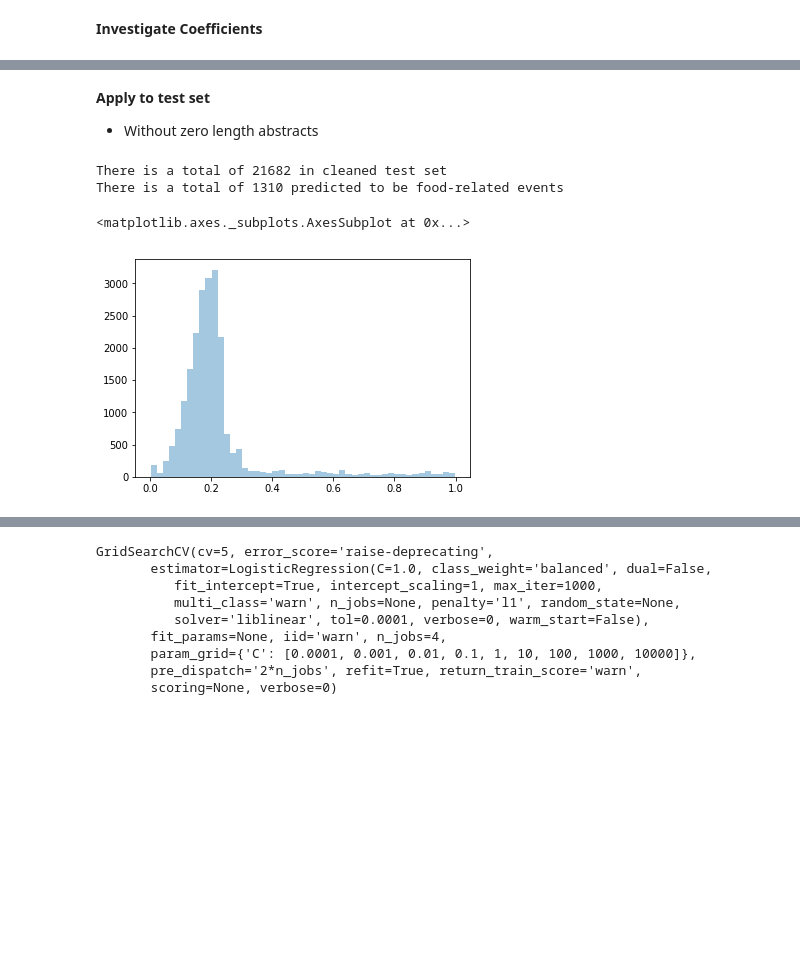
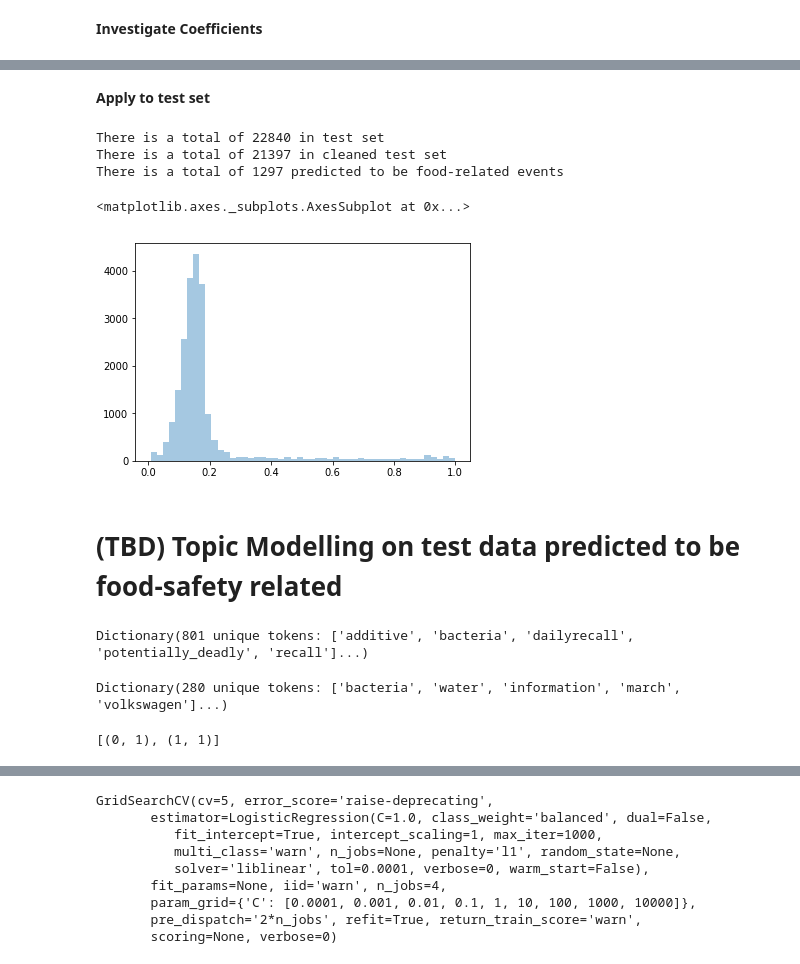
Before and after one commit to shiwang0211/future_food_challenge, a Jupyter notebook: Data Exploration.ipynb, the cells around one changed output, grey strips where cells are left out. Saved outputs shown, nothing was run; the diff lists cells and outputs as text; code cells hidden in the pictures; blank space fills up the shorter version.

```diff
--- a/Data Exploration.ipynb
+++ b/Data Exploration.ipynb
@@ -254,6 +302,6 @@ sns.distplot([len(x) for x in df_test['ab_clean_ph']], kde = False)
 # %%
-df_train['zero_length'] = df_train['ab_clean_ph'].apply(lambda x: True if len(x) == 0 else False)
-df_test['zero_length'] = df_test['ab_clean_ph'].apply(lambda x: True if len(x) == 0 else False)
+df_train['zero_length'] = df_train['ab_clean_ph'].apply(lambda x: True if len(x) == 0 or x == ['nan'] else False)
+df_test['zero_length'] = df_test['ab_clean_ph'].apply(lambda x: True if len(x) == 0 or x == ['nan'] else False)
 # %%
 print(sum(df_train['zero_length']), 'zero length cleaned abstract in training set.')
 print(sum(df_test['zero_length']), 'zero length cleaned abstract in test set.')
@@ -263,2 +310,0 @@ print(sum(df_test['zero_length']), 'zero length cleaned abstract in test set.')
-# %%
-df_test = df_test[~df_test['zero_length']]
@@ -269,10 +373,13 @@ df_test = df_test[~df_test['zero_length']]
+# %%
+df_train_clean = df_train[~df_train['zero_length']]
+df_test_clean = df_test[~df_test['zero_length']]
 # %%
 vectorizer = TfidfVectorizer(min_df=3, sublinear_tf=True, max_df=0.5)
-corpus = list(df_train['ab_clean_ph']) + list(df_test['ab_clean_ph'])
+corpus = list(df_train_clean['ab_clean_ph']) + list(df_test_clean['ab_clean_ph'])
 vectorizer.fit([' '.join(text) for text in corpus])
-X_train  = vectorizer.transform([' '.join(text) for text in df_train['ab_clean_ph']])
-X_test = vectorizer.transform([' '.join(text) for text in df_test['ab_clean_ph']])
-y_train = df_train['Is_Food'].apply(lambda x: 1 if x else 0)
+X_train  = vectorizer.transform([' '.join(text) for text in df_train_clean['ab_clean_ph']])
+X_test = vectorizer.transform([' '.join(text) for text in df_test_clean['ab_clean_ph']])
+y_train = df_train_clean['Is_Food'].apply(lambda x: 1 if x else 0)
 # %%
 x_columns = [word for word, index in sorted(vectorizer.vocabulary_.items(), key = lambda x:x[1])]
 # %% [markdown]
@@ -361,16 +470,21 @@ coef_df.sort_values(by = 'coefficient').tail(10)
 # %% [markdown]
 **Apply to test set**
-- Without zero length abstracts
 # %%
-print('There is a total of', len(df_test), 'in cleaned test set')
+print('There is a total of', len(df_test), 'in test set')
+print('There is a total of', len(df_test_clean), 'in cleaned test set')
 pred_probs = [x[1] for x in lr_.predict_proba(X_test)]
 preds = lr_.predict(X_test)
 print('There is a total of', sum(preds), 'predicted to be food-related events')
 # %% [output]
-There is a total of 21682 in cleaned test set
-There is a total of 1310 predicted to be food-related events
+There is a total of 22840 in test set
+There is a total of 21397 in cleaned test set
+There is a total of 1297 predicted to be food-related events
 # %%
+df_test_clean['preds'] = preds
+df_test_clean['pred_probs'] = pred_probs
 sns.distplot(pred_probs, kde = False)
 # %% [output]
 <matplotlib.axes._subplots.AxesSubplot at 0x...>
-[figure, old version]
+[figure, new version]
+# %% [markdown]
+# (TBD) Topic Modelling on test data predicted to be food-safety related
@@ -376,0 +493,15 @@ sns.distplot(pred_probs, kde = False)
+# %%
+dictionary = corpora.Dictionary(df_test_pred_true['ab_clean_ph'])
+print(dictionary)
+# %% [output]
+Dictionary(801 unique tokens: ['additive', 'bacteria', 'dailyrecall', 'potentially_deadly', 'recall']...)
+# %%
+dictionary.filter_extremes(no_below = 3, no_above = 0.25)
+print(dictionary)
+# %% [output]
+Dictionary(280 unique tokens: ['bacteria', 'water', 'information', 'march', 'volkswagen']...)
+# %%
+corpus = [dictionary.doc2bow(text) for text in df_test_pred_true['ab_clean_ph']]
+corpus[0]
+# %% [output]
+[(0, 1), (1, 1)]
```
Also changed, not shown: parts of 50 cells of this notebook.
